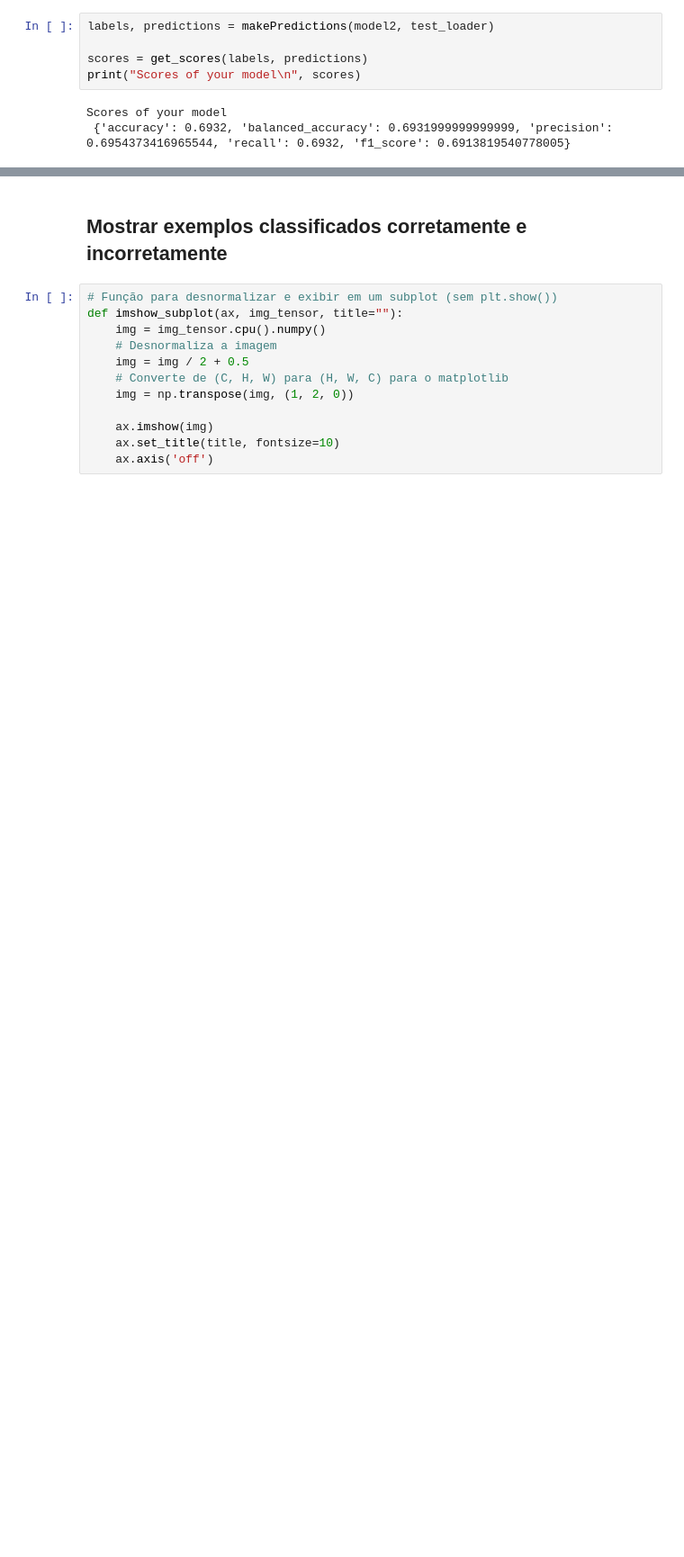
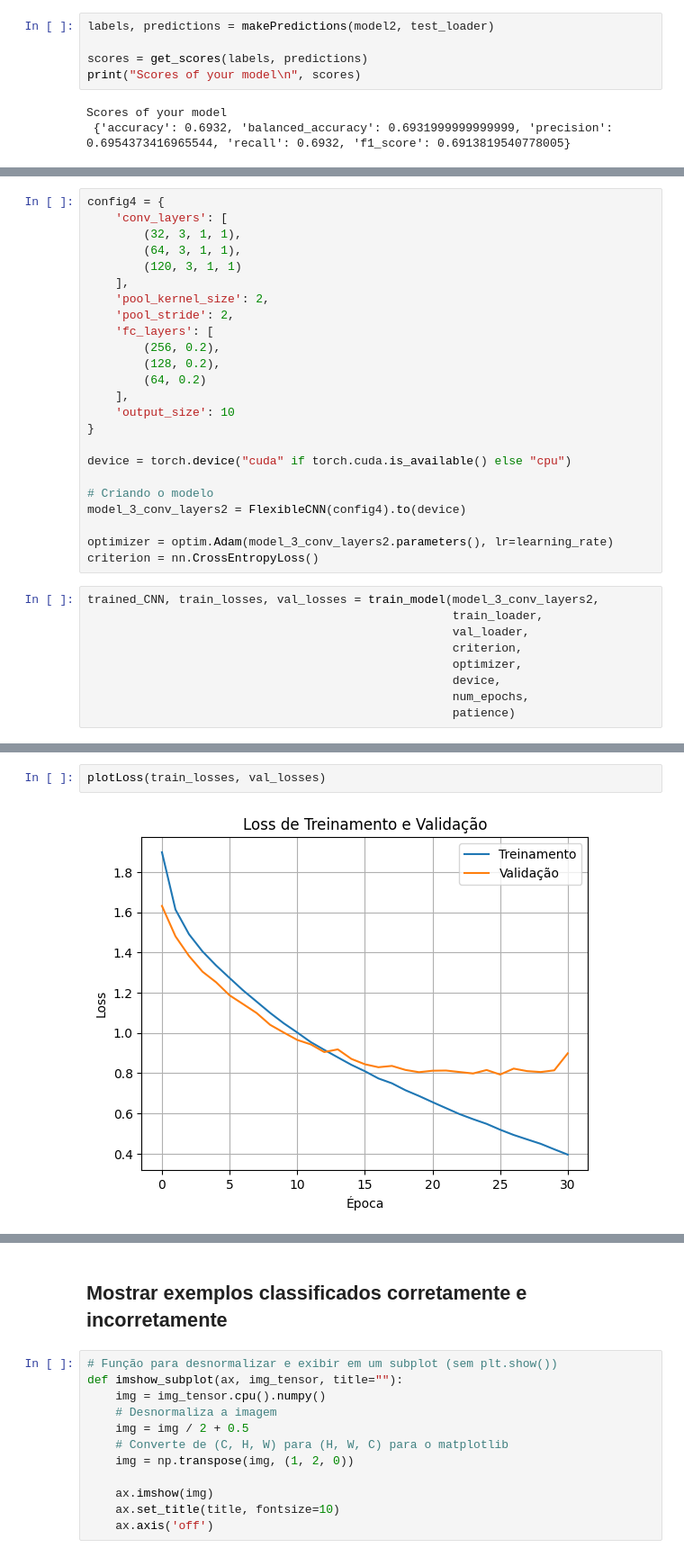
Before and after one commit to JVMergulho/redes_neurais, a Jupyter notebook: miniprojeto1/CNN/CIFAR10_with_CNNs.ipynb, the cells around one changed output, grey strips where cells are left out. Shown at 90% size. Cells and saved outputs as stored; diff of their text form; blank space fills up the shorter version.

```diff
--- a/miniprojeto1/CNN/CIFAR10_with_CNNs.ipynb
+++ b/miniprojeto1/CNN/CIFAR10_with_CNNs.ipynb
@@ -519,0 +582,33 @@ Scores of your model
+# %%
+config4 = {
+    'conv_layers': [
+        (32, 3, 1, 1),
+        (64, 3, 1, 1),
+        (120, 3, 1, 1)
+    ],
+    'pool_kernel_size': 2,
+    'pool_stride': 2,
+    'fc_layers': [
+        (256, 0.2),
+        (128, 0.2),
+        (64, 0.2)
+    ],
+    'output_size': 10
+}
+
+device = torch.device("cuda" if torch.cuda.is_available() else "cpu")
+
+# Criando o modelo
+model_3_conv_layers2 = FlexibleCNN(config4).to(device)
+
+optimizer = optim.Adam(model_3_conv_layers2.parameters(), lr=learning_rate)
+criterion = nn.CrossEntropyLoss()
+# %%
+trained_CNN, train_losses, val_losses = train_model(model_3_conv_layers2,
+                                                    train_loader,
+                                                    val_loader,
+                                                    criterion,
+                                                    optimizer,
+                                                    device,
+                                                    num_epochs,
+                                                    patience)
@@ -519,0 +629,4 @@ Scores of your model
+# %%
+plotLoss(train_losses, val_losses)
+# %% [output]
+[figure, added]
```
Also changed, not shown: parts of 11 cells of this notebook.
